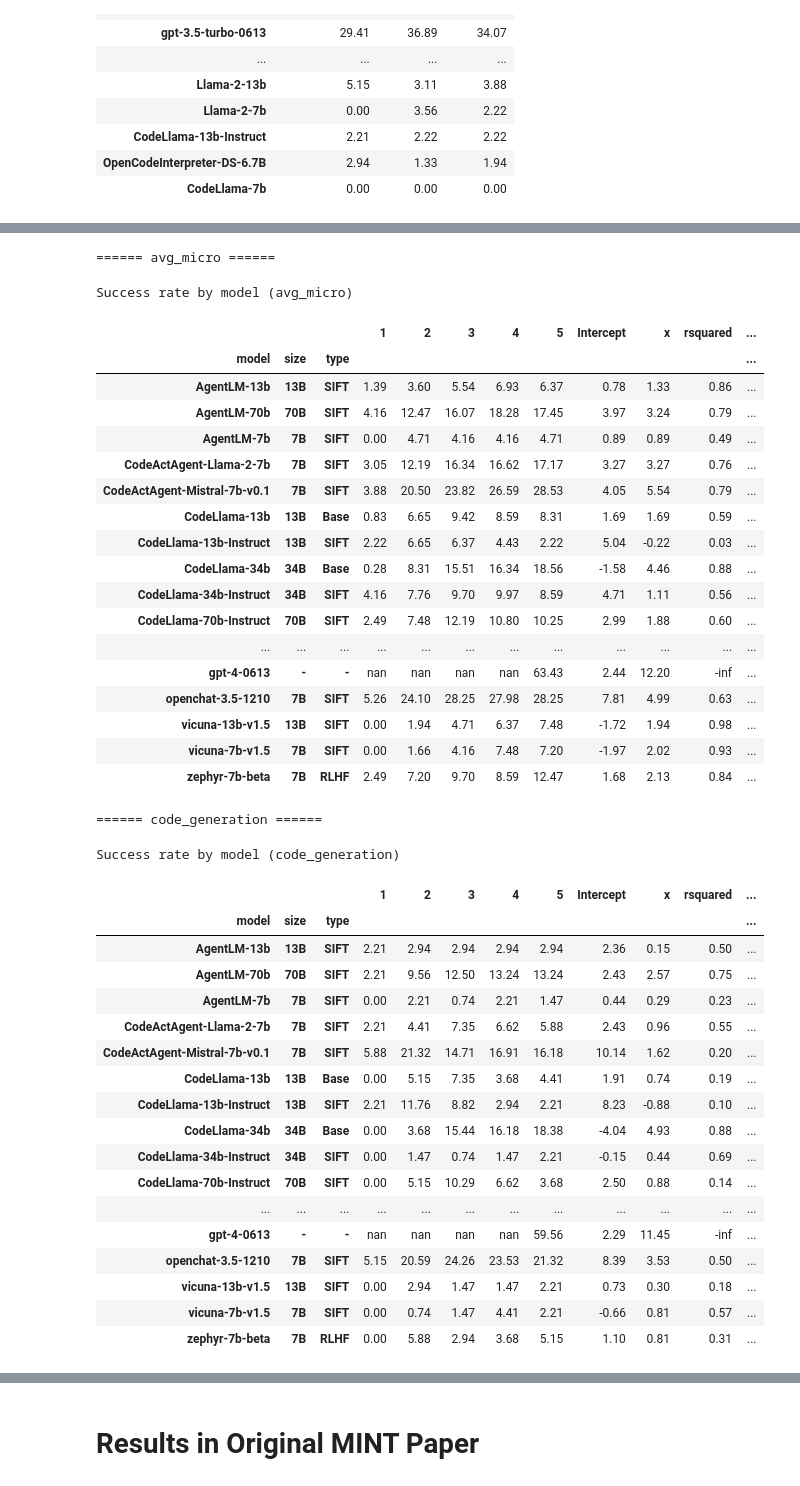
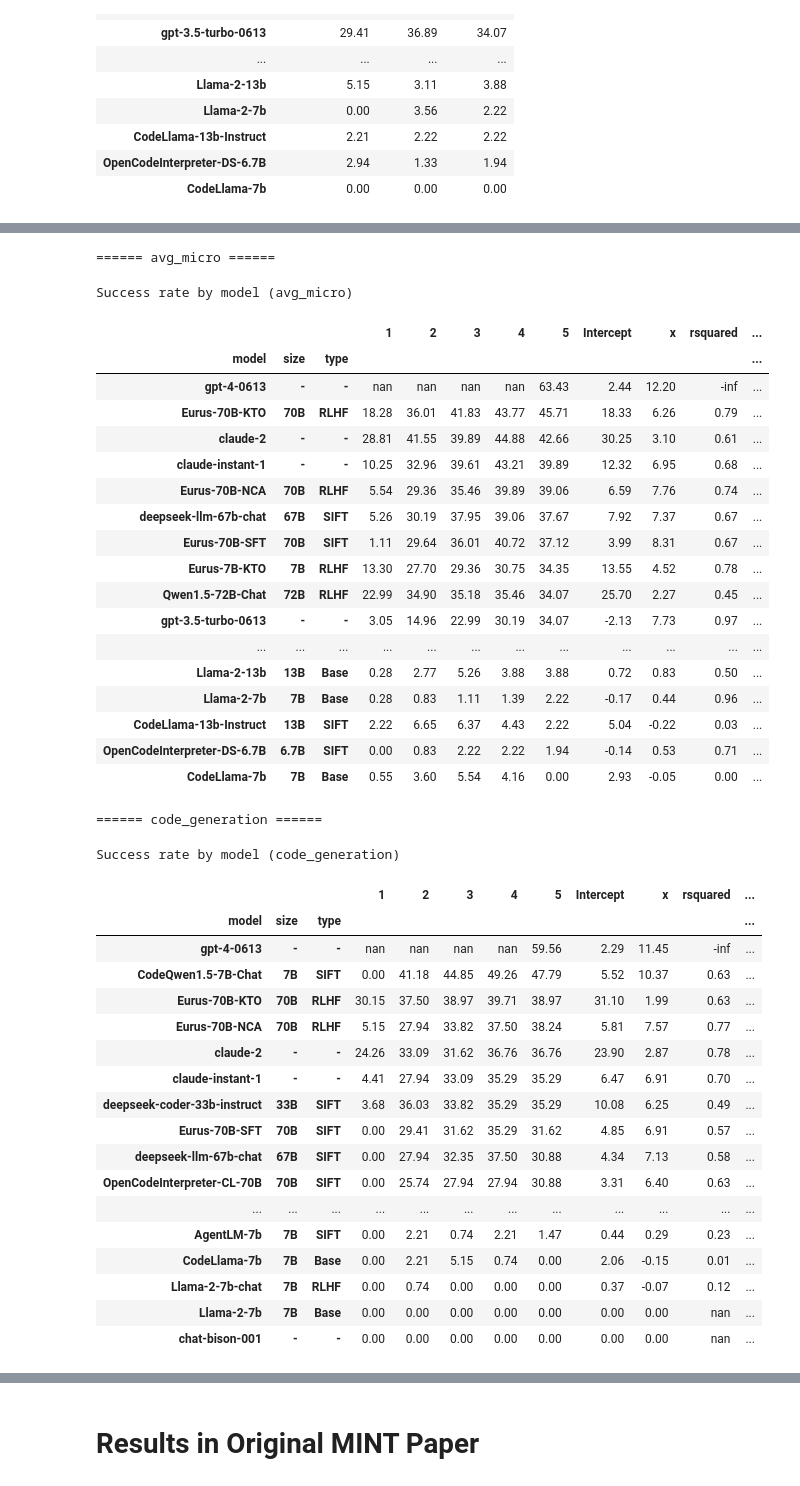
Before and after one commit to xingyaoww/mint-bench, a Jupyter notebook: scripts/notebook/analyze_outputs.ipynb, the cells around one changed output, grey strips where cells are left out. Saved outputs shown, nothing was run; the diff lists cells and outputs as text; code cells hidden in the pictures.

Commit message:
add results for CodeQwen1.5 7B

```diff
--- a/scripts/notebook/analyze_outputs.ipynb
+++ b/scripts/notebook/analyze_outputs.ipynb
@@ -270,6 +270,7 @@ NAME_REGEX_TO_VARIANT = [
     ("Eurus.*SFT", "2SIFT"),
     ("Eurus.*", "3RLHF"),
     ("Qwen.*Chat", "3RLHF"),
+    ("CodeQwen.*Chat", "2SIFT")
 ]
 
 def parse_modelname(name):
@@ -490,28 +491,28 @@ _view.drop(columns=["agent_model_name"], inplace=True)
 _view.sort_index(inplace=True)
 _view.index = _view.index.map(lambda x: (x[0], f"{x[1]}B" if x[1] != "-" else "-", x[2].replace('1', '').replace('2', '').replace('3', '')))
 print(f"====== {KEY} ======")
-_view.style.format("{:.2f}").background_gradient(cmap='Blues', axis=0).set_caption(f"Success rate by model ({KEY})")
+_view.sort_values(by=5, ascending=False).style.format("{:.2f}").background_gradient(cmap='Blues', axis=0).set_caption(f"Success rate by model ({KEY})")
 # %% [output]
 ====== avg_micro ======
 Success rate by model (avg_micro)
 |  |  |  | 1 | 2 | 3 | 4 | 5 | Intercept | x | rsquared | ... |
 | model | size | type |  |  |  |  |  |  |  |  | ... |
-| AgentLM-13b | 13B | SIFT | 1.39 | 3.60 | 5.54 | 6.93 | 6.37 | 0.78 | 1.33 | 0.86 | ... |
-| AgentLM-70b | 70B | SIFT | 4.16 | 12.47 | 16.07 | 18.28 | 17.45 | 3.97 | 3.24 | 0.79 | ... |
-| AgentLM-7b | 7B | SIFT | 0.00 | 4.71 | 4.16 | 4.16 | 4.71 | 0.89 | 0.89 | 0.49 | ... |
-| CodeActAgent-Llama-2-7b | 7B | SIFT | 3.05 | 12.19 | 16.34 | 16.62 | 17.17 | 3.27 | 3.27 | 0.76 | ... |
-| CodeActAgent-Mistral-7b-v0.1 | 7B | SIFT | 3.88 | 20.50 | 23.82 | 26.59 | 28.53 | 4.05 | 5.54 | 0.79 | ... |
-| CodeLlama-13b | 13B | Base | 0.83 | 6.65 | 9.42 | 8.59 | 8.31 | 1.69 | 1.69 | 0.59 | ... |
+| gpt-4-0613 | - | - | nan | nan | nan | nan | 63.43 | 2.44 | 12.20 | -inf | ... |
+| Eurus-70B-KTO | 70B | RLHF | 18.28 | 36.01 | 41.83 | 43.77 | 45.71 | 18.33 | 6.26 | 0.79 | ... |
+| claude-2 | - | - | 28.81 | 41.55 | 39.89 | 44.88 | 42.66 | 30.25 | 3.10 | 0.61 | ... |
+| claude-instant-1 | - | - | 10.25 | 32.96 | 39.61 | 43.21 | 39.89 | 12.32 | 6.95 | 0.68 | ... |
+| Eurus-70B-NCA | 70B | RLHF | 5.54 | 29.36 | 35.46 | 39.89 | 39.06 | 6.59 | 7.76 | 0.74 | ... |
+| deepseek-llm-67b-chat | 67B | SIFT | 5.26 | 30.19 | 37.95 | 39.06 | 37.67 | 7.92 | 7.37 | 0.67 | ... |
+| Eurus-70B-SFT | 70B | SIFT | 1.11 | 29.64 | 36.01 | 40.72 | 37.12 | 3.99 | 8.31 | 0.67 | ... |
+| Eurus-7B-KTO | 7B | RLHF | 13.30 | 27.70 | 29.36 | 30.75 | 34.35 | 13.55 | 4.52 | 0.78 | ... |
+| Qwen1.5-72B-Chat | 72B | RLHF | 22.99 | 34.90 | 35.18 | 35.46 | 34.07 | 25.70 | 2.27 | 0.45 | ... |
+| gpt-3.5-turbo-0613 | - | - | 3.05 | 14.96 | 22.99 | 30.19 | 34.07 | -2.13 | 7.73 | 0.97 | ... |
+| ... | ... | ... | ... | ... | ... | ... | ... | ... | ... | ... | ... |
+| Llama-2-13b | 13B | Base | 0.28 | 2.77 | 5.26 | 3.88 | 3.88 | 0.72 | 0.83 | 0.50 | ... |
+| Llama-2-7b | 7B | Base | 0.28 | 0.83 | 1.11 | 1.39 | 2.22 | -0.17 | 0.44 | 0.96 | ... |
 | CodeLlama-13b-Instruct | 13B | SIFT | 2.22 | 6.65 | 6.37 | 4.43 | 2.22 | 5.04 | -0.22 | 0.03 | ... |
-| CodeLlama-34b | 34B | Base | 0.28 | 8.31 | 15.51 | 16.34 | 18.56 | -1.58 | 4.46 | 0.88 | ... |
-| CodeLlama-34b-Instruct | 34B | SIFT | 4.16 | 7.76 | 9.70 | 9.97 | 8.59 | 4.71 | 1.11 | 0.56 | ... |
-| CodeLlama-70b-Instruct | 70B | SIFT | 2.49 | 7.48 | 12.19 | 10.80 | 10.25 | 2.99 | 1.88 | 0.60 | ... |
-| ... | ... | ... | ... | ... | ... | ... | ... | ... | ... | ... | ... |
-| gpt-4-0613 | - | - | nan | nan | nan | nan | 63.43 | 2.44 | 12.20 | -inf | ... |
-| openchat-3.5-1210 | 7B | SIFT | 5.26 | 24.10 | 28.25 | 27.98 | 28.25 | 7.81 | 4.99 | 0.63 | ... |
-| vicuna-13b-v1.5 | 13B | SIFT | 0.00 | 1.94 | 4.71 | 6.37 | 7.48 | -1.72 | 1.94 | 0.98 | ... |
-| vicuna-7b-v1.5 | 7B | SIFT | 0.00 | 1.66 | 4.16 | 7.48 | 7.20 | -1.97 | 2.02 | 0.93 | ... |
-| zephyr-7b-beta | 7B | RLHF | 2.49 | 7.20 | 9.70 | 8.59 | 12.47 | 1.68 | 2.13 | 0.84 | ... |
+| OpenCodeInterpreter-DS-6.7B | 6.7B | SIFT | 0.00 | 0.83 | 2.22 | 2.22 | 1.94 | -0.14 | 0.53 | 0.71 | ... |
+| CodeLlama-7b | 7B | Base | 0.55 | 3.60 | 5.54 | 4.16 | 0.00 | 2.93 | -0.05 | 0.00 | ... |
 # %%
 def index_to_dict(index):
     model_name, size, model_type = index
@@ -556,38 +557,38 @@ def save_website_json_eurus(view, filename):
 # %%
 KEY = "code_generation"
 _view = eurus_interaction_turns.set_index(['agent_model_name', 'n_turns', 'task_type']).unstack() \
     .sort_index()["success_rate"][[KEY]].unstack()
 _view = pd.concat([_view[KEY], _view[KEY].apply(run_regression_on_row, axis=1, result_type='expand')], axis=1)
 _view = pd.concat([pd.DataFrame(_view.reset_index()["agent_model_name"].apply(parse_modelname).tolist()), _view.reset_index()], axis=1)
 _view["model"] = _view["model"].apply(lambda x: x.replace("\\texttt{", "").replace("}", ""))
 _view.set_index(["model", "size", "type"], inplace=True)
 _view.drop(columns=["agent_model_name"], inplace=True)
 _view.sort_index(inplace=True)
 _view.index = _view.index.map(lambda x: (x[0], f"{x[1]}B" if x[1] != "-" else "-", x[2].replace('1', '').replace('2', '').replace('3', '')))
 print(f"====== {KEY} ======")
 save_website_json_eurus(_view, "../../website/data/eurus_code_sr_vs_k_series.json")
-_view.style.format("{:.2f}").background_gradient(cmap='Blues', axis=0).set_caption(f"Success rate by model ({KEY})")
+_view.sort_values(by=5, ascending=False).style.format("{:.2f}").background_gradient(cmap='Blues', axis=0).set_caption(f"Success rate by model ({KEY})")
 # %% [output]
 ====== code_generation ======
 Success rate by model (code_generation)
 |  |  |  | 1 | 2 | 3 | 4 | 5 | Intercept | x | rsquared | ... |
 | model | size | type |  |  |  |  |  |  |  |  | ... |
-| AgentLM-13b | 13B | SIFT | 2.21 | 2.94 | 2.94 | 2.94 | 2.94 | 2.36 | 0.15 | 0.50 | ... |
-| AgentLM-70b | 70B | SIFT | 2.21 | 9.56 | 12.50 | 13.24 | 13.24 | 2.43 | 2.57 | 0.75 | ... |
+| gpt-4-0613 | - | - | nan | nan | nan | nan | 59.56 | 2.29 | 11.45 | -inf | ... |
+| CodeQwen1.5-7B-Chat | 7B | SIFT | 0.00 | 41.18 | 44.85 | 49.26 | 47.79 | 5.52 | 10.37 | 0.63 | ... |
+| Eurus-70B-KTO | 70B | RLHF | 30.15 | 37.50 | 38.97 | 39.71 | 38.97 | 31.10 | 1.99 | 0.63 | ... |
+| Eurus-70B-NCA | 70B | RLHF | 5.15 | 27.94 | 33.82 | 37.50 | 38.24 | 5.81 | 7.57 | 0.77 | ... |
+| claude-2 | - | - | 24.26 | 33.09 | 31.62 | 36.76 | 36.76 | 23.90 | 2.87 | 0.78 | ... |
+| claude-instant-1 | - | - | 4.41 | 27.94 | 33.09 | 35.29 | 35.29 | 6.47 | 6.91 | 0.70 | ... |
+| deepseek-coder-33b-instruct | 33B | SIFT | 3.68 | 36.03 | 33.82 | 35.29 | 35.29 | 10.08 | 6.25 | 0.49 | ... |
+| Eurus-70B-SFT | 70B | SIFT | 0.00 | 29.41 | 31.62 | 35.29 | 31.62 | 4.85 | 6.91 | 0.57 | ... |
+| deepseek-llm-67b-chat | 67B | SIFT | 0.00 | 27.94 | 32.35 | 37.50 | 30.88 | 4.34 | 7.13 | 0.58 | ... |
+| OpenCodeInterpreter-CL-70B | 70B | SIFT | 0.00 | 25.74 | 27.94 | 27.94 | 30.88 | 3.31 | 6.40 | 0.63 | ... |
+| ... | ... | ... | ... | ... | ... | ... | ... | ... | ... | ... | ... |
 | AgentLM-7b | 7B | SIFT | 0.00 | 2.21 | 0.74 | 2.21 | 1.47 | 0.44 | 0.29 | 0.23 | ... |
-| CodeActAgent-Llama-2-7b | 7B | SIFT | 2.21 | 4.41 | 7.35 | 6.62 | 5.88 | 2.43 | 0.96 | 0.55 | ... |
-| CodeActAgent-Mistral-7b-v0.1 | 7B | SIFT | 5.88 | 21.32 | 14.71 | 16.91 | 16.18 | 10.14 | 1.62 | 0.20 | ... |
-| CodeLlama-13b | 13B | Base | 0.00 | 5.15 | 7.35 | 3.68 | 4.41 | 1.91 | 0.74 | 0.19 | ... |
-| CodeLlama-13b-Instruct | 13B | SIFT | 2.21 | 11.76 | 8.82 | 2.94 | 2.21 | 8.23 | -0.88 | 0.10 | ... |
-| CodeLlama-34b | 34B | Base | 0.00 | 3.68 | 15.44 | 16.18 | 18.38 | -4.04 | 4.93 | 0.88 | ... |
-| CodeLlama-34b-Instruct | 34B | SIFT | 0.00 | 1.47 | 0.74 | 1.47 | 2.21 | -0.15 | 0.44 | 0.69 | ... |
-| CodeLlama-70b-Instruct | 70B | SIFT | 0.00 | 5.15 | 10.29 | 6.62 | 3.68 | 2.50 | 0.88 | 0.14 | ... |
-| ... | ... | ... | ... | ... | ... | ... | ... | ... | ... | ... | ... |
-| gpt-4-0613 | - | - | nan | nan | nan | nan | 59.56 | 2.29 | 11.45 | -inf | ... |
-| openchat-3.5-1210 | 7B | SIFT | 5.15 | 20.59 | 24.26 | 23.53 | 21.32 | 8.39 | 3.53 | 0.50 | ... |
-| vicuna-13b-v1.5 | 13B | SIFT | 0.00 | 2.94 | 1.47 | 1.47 | 2.21 | 0.73 | 0.30 | 0.18 | ... |
-| vicuna-7b-v1.5 | 7B | SIFT | 0.00 | 0.74 | 1.47 | 4.41 | 2.21 | -0.66 | 0.81 | 0.57 | ... |
-| zephyr-7b-beta | 7B | RLHF | 0.00 | 5.88 | 2.94 | 3.68 | 5.15 | 1.10 | 0.81 | 0.31 | ... |
+| CodeLlama-7b | 7B | Base | 0.00 | 2.21 | 5.15 | 0.74 | 0.00 | 2.06 | -0.15 | 0.01 | ... |
+| Llama-2-7b-chat | 7B | RLHF | 0.00 | 0.74 | 0.00 | 0.00 | 0.00 | 0.37 | -0.07 | 0.12 | ... |
+| Llama-2-7b | 7B | Base | 0.00 | 0.00 | 0.00 | 0.00 | 0.00 | 0.00 | 0.00 | nan | ... |
+| chat-bison-001 | - | - | 0.00 | 0.00 | 0.00 | 0.00 | 0.00 | 0.00 | 0.00 | nan | ... |
 # %%
 KEY = "reasoning"  # This is the Math subset used in Eurus
 _view = eurus_interaction_turns.set_index(['agent_model_name', 'n_turns', 'task_type']).unstack() \
```
Also changed, not shown: parts of 13 cells of this notebook, 45 other files.
